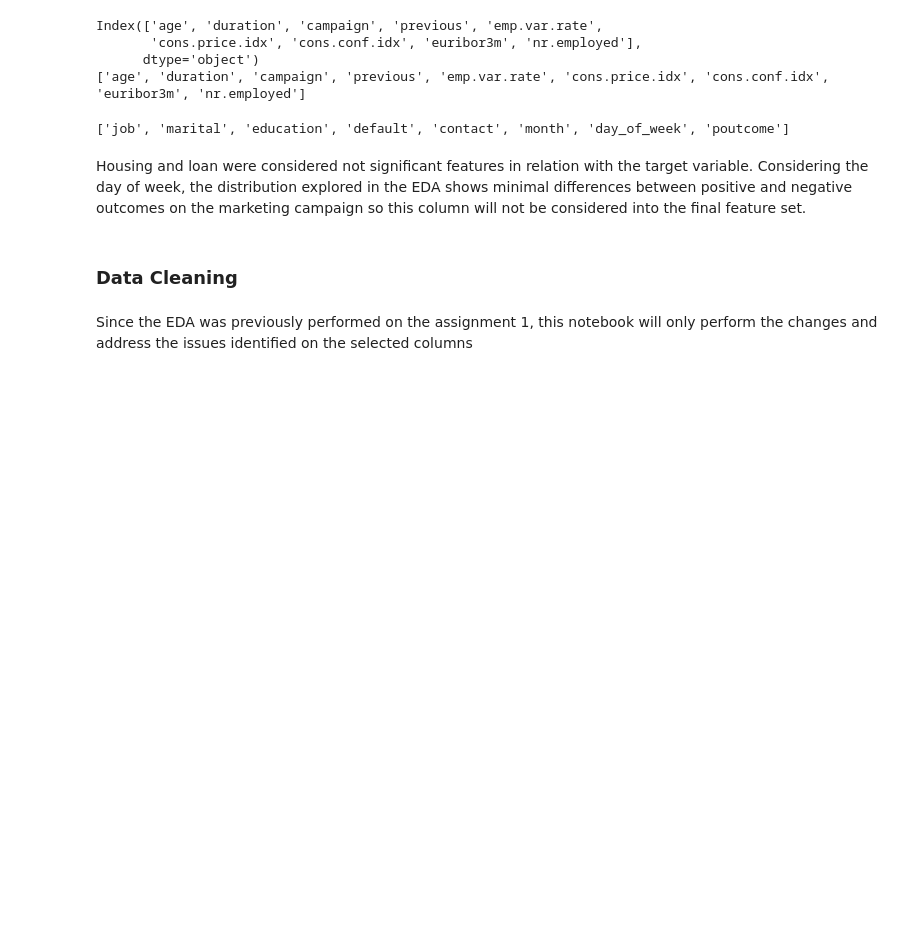
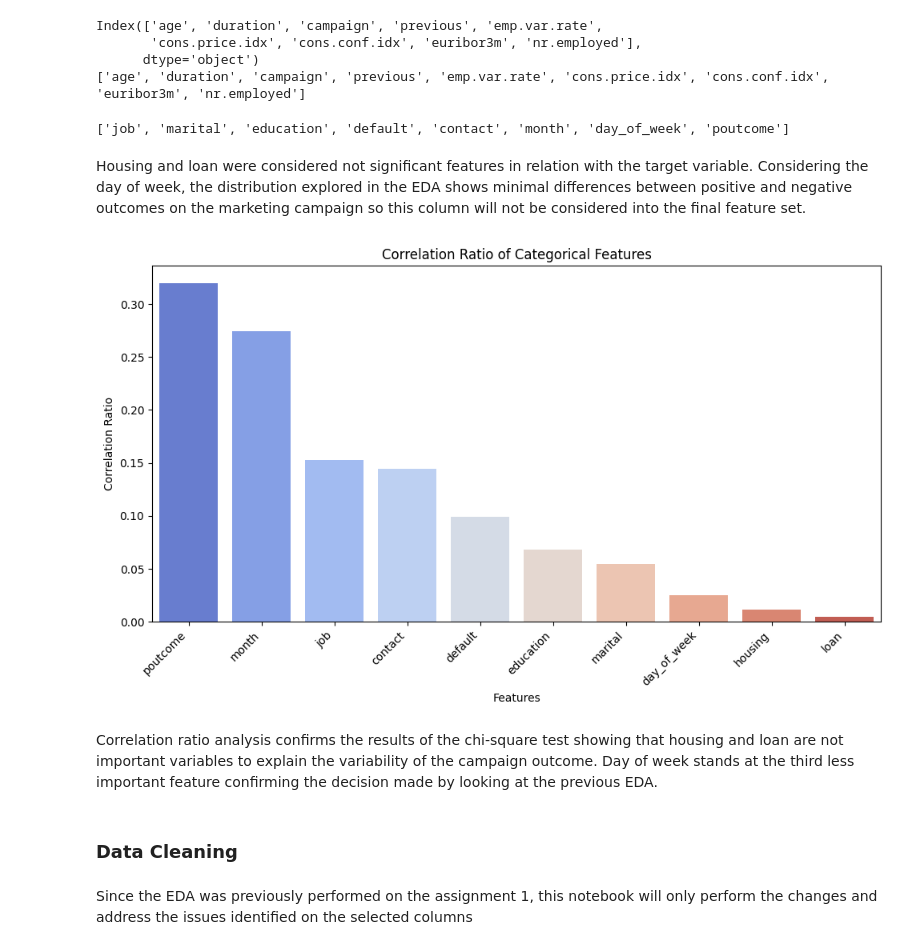
Before and after one commit to jdbalsero/STDS_at3, a Jupyter notebook: Assignment3Modeling.ipynb, the cells around one changed output. Cells and saved outputs as stored; diff of their text form; code cells hidden in the pictures; blank space fills up the shorter version.

```diff
--- a/Assignment3Modeling.ipynb
+++ b/Assignment3Modeling.ipynb
@@ -83,0 +88,4 @@ data.describe(include='all')
+# %%
+data['y'] = data['y'].map({'yes': 1, 'no': 0})
+data['y'] = data['y'].astype('category')
+data.info()
@@ -168,6 +195,47 @@ print(chi2_significant_features(data, categorical_columns, 'y'))
 ['job', 'marital', 'education', 'default', 'contact', 'month', 'day_of_week', 'poutcome']
 # %% [markdown]
 Housing and loan were considered not significant features in relation with the target variable. Considering the day of week, the distribution explored in the EDA shows minimal differences between positive and negative outcomes on the marketing campaign so this column will not be considered into the final feature set.
+# %%
+def correlation_ratio(categories, target):
+    categories = np.array(categories)
+    target = np.array(target)
+    fcat, _ = pd.factorize(categories)
+    cat_means = np.array([target[fcat == i].mean() for i in np.unique(fcat)])
+    overall_mean = target.mean()
+    numerator = np.sum([len(target[fcat == i]) * (cat_means[i] - overall_mean)**2 for i in np.unique(fcat)])
+    denominator = np.sum((target - overall_mean) ** 2)
+    return np.sqrt(numerator / denominator)
+
+categorical_features = data.select_dtypes('object').copy()
+
+row_list = []
+for feature in categorical_features.columns:
+    cr = correlation_ratio(data[feature], data['y'])
+    row_list.append({'Feature': feature, 'Correlation Ratio': cr})
+categorical_correlations = pd.DataFrame(row_list, columns=('Feature', 'Correlation Ratio'))
+
+data_to_plot_sorted = categorical_correlations.sort_values(by='Correlation Ratio', ascending=False)
+
+plt.figure(figsize=(10, 6))
+
+sns.barplot(
+    data=data_to_plot_sorted,
+    x='Feature',
+    y='Correlation Ratio',
+    palette='coolwarm'
+)
+plt.xticks(rotation=45, ha='right')
+
+plt.title('Correlation Ratio of Categorical Features')
+plt.xlabel('Features')
+plt.ylabel('Correlation Ratio')
+
+plt.tight_layout()
+plt.show()
+# %% [output]
+[figure, added]
+# %% [markdown]
+Correlation ratio analysis confirms the results of the chi-square test showing that housing and loan are not important variables to explain the variability of the campaign outcome. Day of week stands at the third less important feature confirming the decision made by looking at the previous EDA.
 # %%
 data_features_final = ['age', 'duration', 'campaign', 'previous', 'cons.price.idx', 'cons.conf.idx',
                        'job', 'marital', 'education', 'default', 'contact', 'month', 'poutcome', 'y']
```
Also changed, not shown: parts of 37 cells of this notebook.
